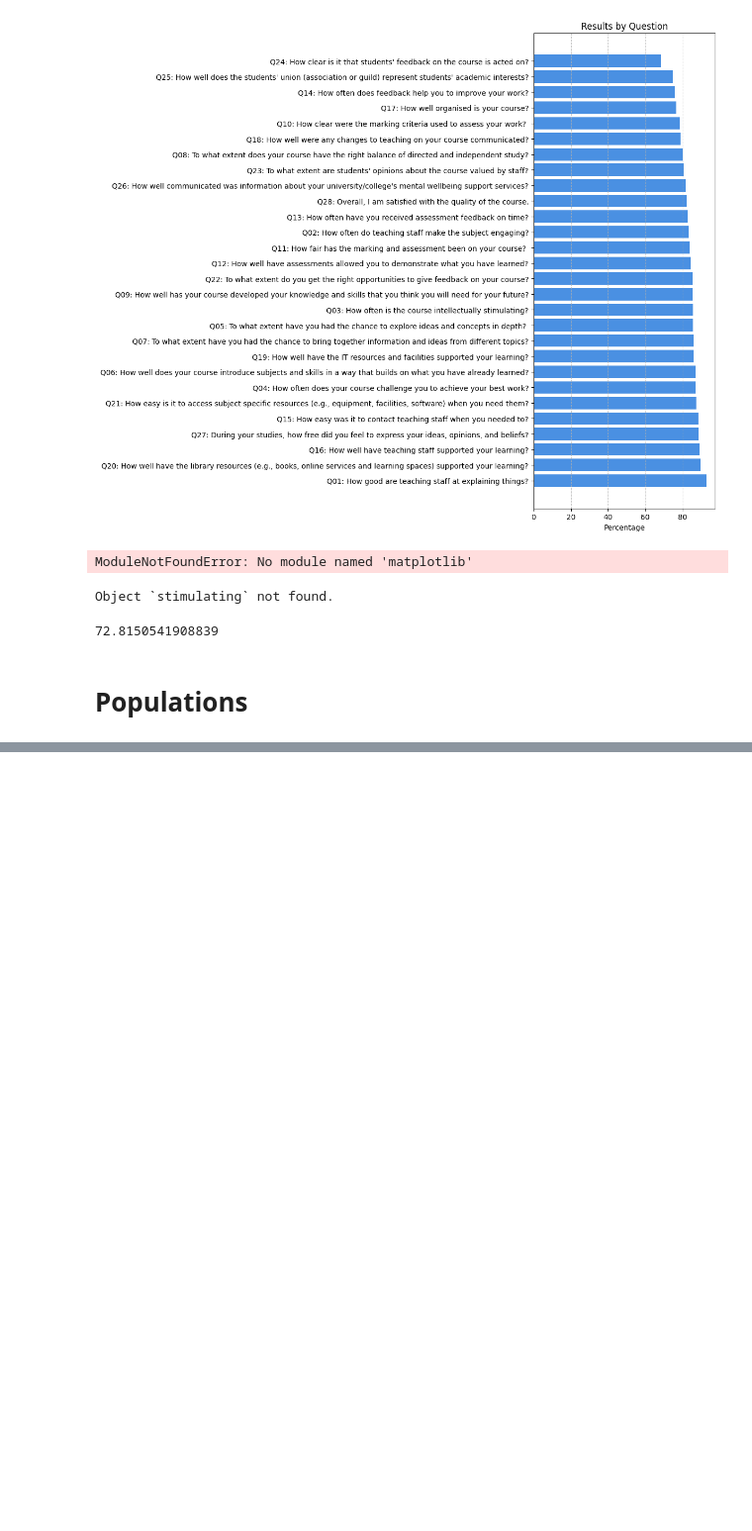
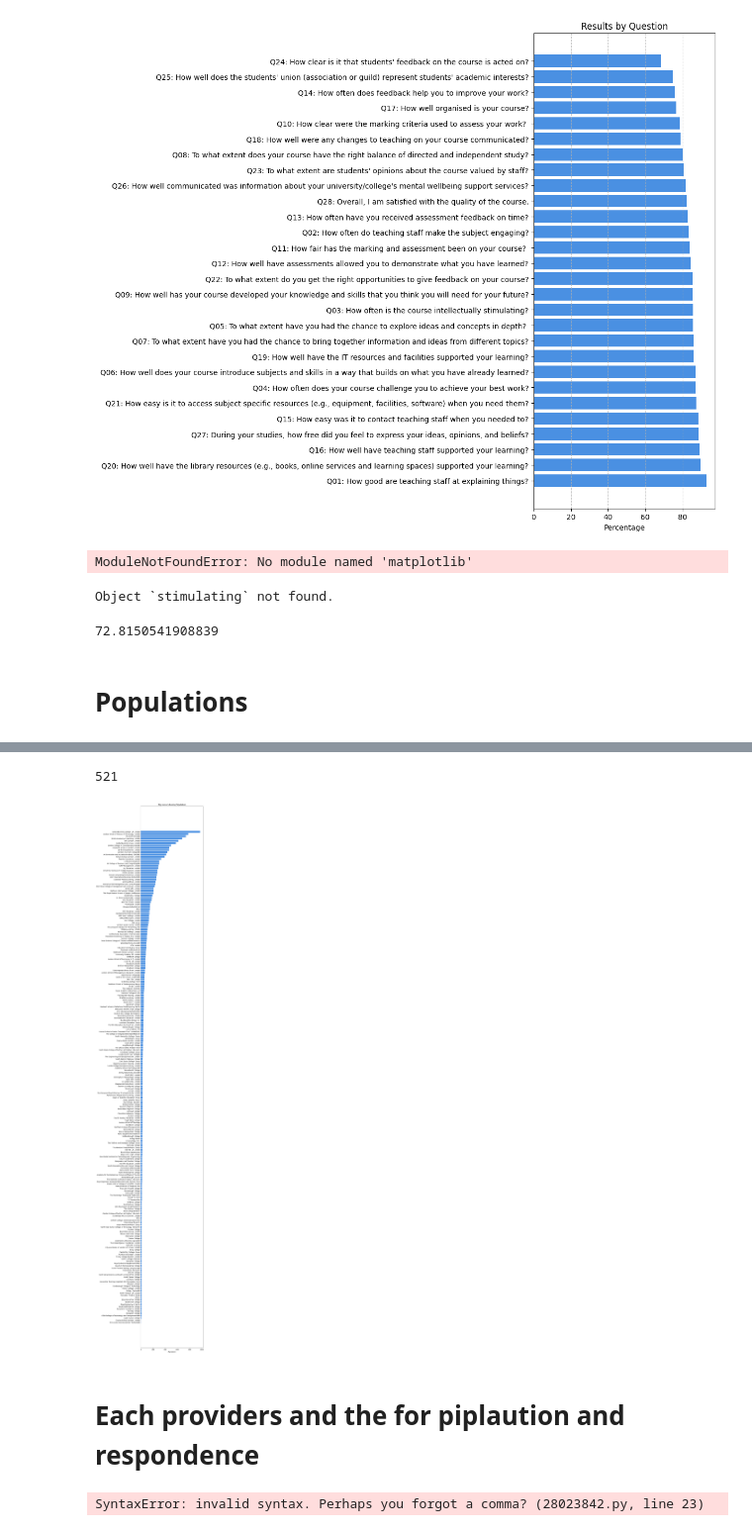
Before and after one commit to ZahinHussain/Analytic-software-technologies, a Jupyter notebook: graphs.ipynb, the cells around one changed output, grey strips where cells are left out. Shown at 99% size. Drawn from its saved outputs; the diff is of its cells as text; code cells hidden in the pictures; blank space fills up the shorter version.

```diff
--- a/graphs.ipynb
+++ b/graphs.ipynb
@@ -185,7 +187,81 @@ plt.show()
 # %%
+
 import pandas as pd
 import matplotlib.pyplot as plt
 
-df = pd.read_csv("nss2025.csv")
+df = pd.read_csv("FEHE.csv")
 
-df = df[~df['provider'].str.contains('University', na=False)].drop_duplicates()
+questionToPlot = []
+answerValues = []
+
+# --- DATA PROCESSING ---
+
+# 1. Select only the columns we need
+subset = df[['provider', 'population']]
+
+# 2. Remove duplicates to make it UNIQUE
+# This keeps 1 row per provider with their population
+unique_df = subset.drop_duplicates()
+
+# 3. Sort by population and take top 10
+top_10 = unique_df.sort_values('population', ascending=False).iloc[2:]
+
+
+# --- LOOP (UNCHANGED) ---
+for index, row in top_10.iterrows():
+    questionToPlot.append(row['provider'])
+    answerValues.append(row['population'])
+
+print(len(top_10)) # Should be 10
+
+# --- PLOTTING ---
+fig, ax = plt.subplots(figsize=(10, 50))
+ax.barh(questionToPlot, answerValues, color='#4a90e2')
+plt.title("Top Universities by Population")
+ax.set_xlabel("Population")
+ax.invert_yaxis()
+plt.tight_layout()
+plt.show()
+
+#This exlcuudes the 2 ones as they are online school hence more students as there is ,ess people which is needed
+# %% [output]
+521
+[figure, added]
+# %% [markdown]
+# Each providers and the for piplaution and respondence
+# %%
+import pandas as pd
+import matplotlib.pyplot as plt
+
+df = pd.read_csv("nss2025.csv")
+
+# ---- Aggregate by CAH3 subject ----
+cah3_summary = (
+    df
+    .groupby("cah3_subject", as_index=False)
+    .agg(
+        mean_agree_pct=("benchmark", "mean"),
+        population=("population", "sum"),
+        responses=("respondents", "sum")
+    )
+)
+
+# ---- Scatter plot ----
+plt.figure(figsize=(10, 6))
+
+plt.scatter(
+    cah3_summary["responses"],      # X axis
+    cah3_summary["population"],     # Y axis
+    s=cah3_summary["mean_agree_pct"],
+    alpha=0.7
+)
+
+plt.xlabel("Responses")
+plt.ylabel("Population")
+plt.title("CAH3 Subjects: Responses vs Population")
+
+plt.grid(True, alpha=0.3)
+plt.tight_layout()
+plt.show()
+# %% [output]
+SyntaxError: invalid syntax. Perhaps you forgot a comma? (28023842.py, line 23)
```
Also changed, not shown: parts of 1 cell of this notebook.
